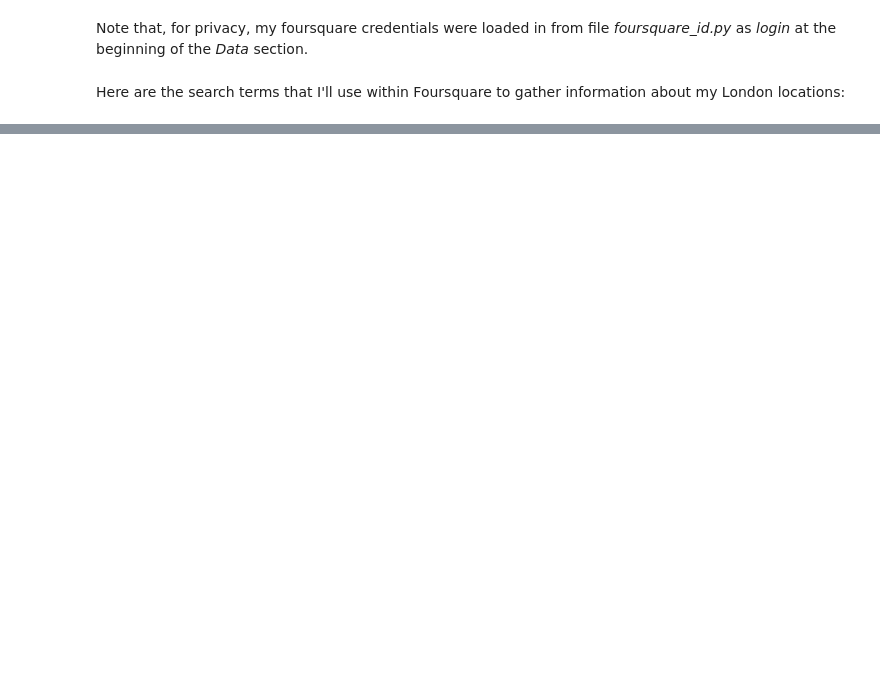
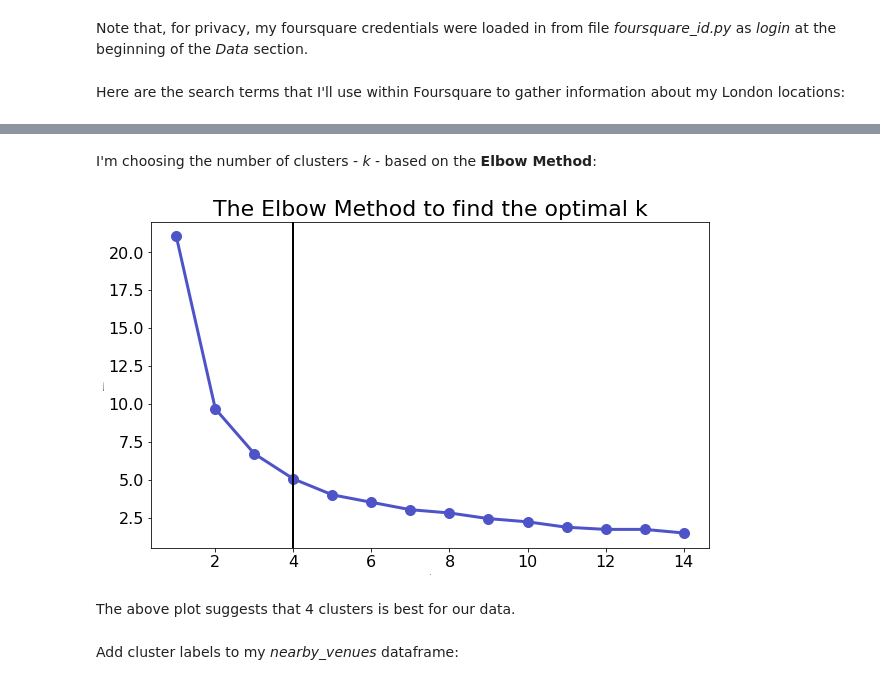
Before and after one commit to rose-cooper/Coursera_Capstone, a Jupyter notebook: capstone_project.ipynb, the cells around one changed output, grey strips where cells are left out. Cells and saved outputs as stored; diff of their text form; code cells hidden in the pictures; blank space fills up the shorter version.

```diff
--- a/capstone_project.ipynb
+++ b/capstone_project.ipynb
@@ -228,0 +249,12 @@ Using the first query, I'm going to use Foursquare to fetch the number of coffee
+# %%
+# convert to data frame
+nearby_venues = pd.DataFrame([item for venue_list in venues_list for item in venue_list])
+nearby_venues.columns = ['Location',
+                  'Latitude',
+                  'Longitude',
+                  'Category',
+                  'Count']
+
+# spread so that categories are unique columns
+nearby_venues = nearby_venues.pivot(index=["Location","Latitude","Longitude"],columns="Category",values="Count").reset_index()
+nearby_venues.head(15)
@@ -228,0 +280,9 @@ Using the first query, I'm going to use Foursquare to fetch the number of coffee
+# %%
+def norm(x):
+    n = (x - np.min(x))/(np.max(x) - np.min(x))
+    return n
+# %%
+for c in QUERY_list:
+    nearby_venues[c] = norm(np.array(nearby_venues[c]))
+
+nearby_venues.head(15)
@@ -228,0 +310,23 @@ Using the first query, I'm going to use Foursquare to fetch the number of coffee
+# %% [markdown]
+I'm choosing the number of clusters - *k* - based on the **Elbow Method**:
+# %%
+distortions = []
+K = range(1,15)
+for k in K:
+    kmeanModel = KMeans(n_clusters=k)
+    kmeanModel.fit(nearby_venues.drop(['Location', 'Latitude', 'Longitude'], 1))
+    distortions.append(kmeanModel.inertia_)
+# %%
+plt.figure(figsize=(10,6))
+plt.plot(K, distortions, 'o-', linewidth=3, color='#4e54c8', markersize=10)
+plt.xlabel('k', fontsize=2)
+plt.ylabel('Distortion', fontsize=2)
+plt.xticks(fontsize=16)
+plt.yticks(fontsize=16)
+plt.title('The Elbow Method to find the optimal k', fontsize=22)
+plt.axvline(x=4, color="black", linewidth=2)
+plt.show()
+# %% [output]
+[figure, added]
+# %% [markdown]
+The above plot suggests that 4 clusters is best for our data.
@@ -228,0 +337,2 @@ Using the first query, I'm going to use Foursquare to fetch the number of coffee
+# %% [markdown]
+Add cluster labels to my *nearby_venues* dataframe:
```
Also changed, not shown: parts of 47 cells of this notebook.
